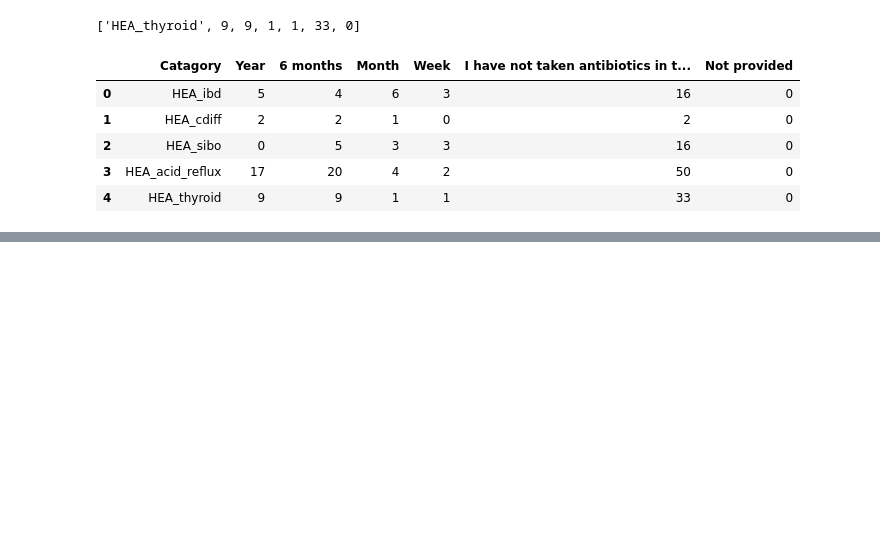
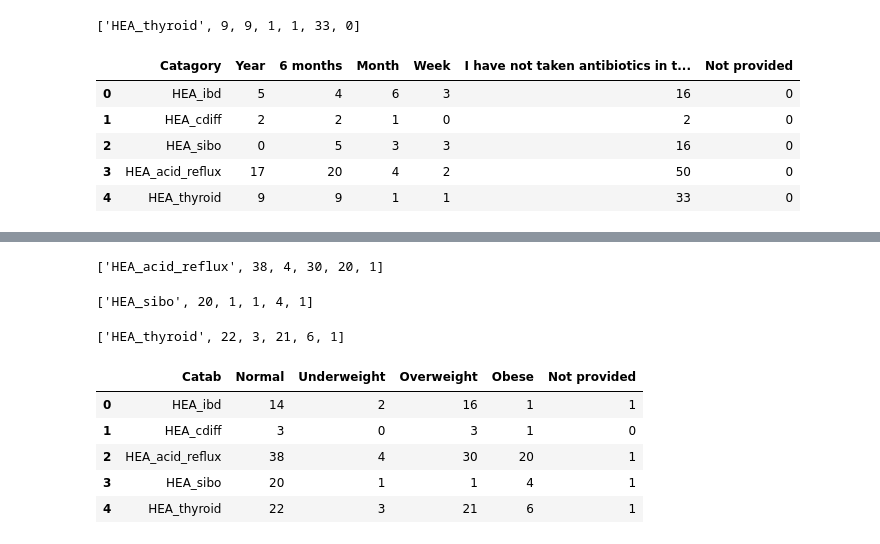
Before and after one commit to annawet/Poop-Power, a Jupyter notebook: w11_poop_visualization.ipynb, the cells around one changed output, grey strips where cells are left out. Drawn from its saved outputs; the diff is of its cells as text; code cells hidden in the pictures; blank space fills up the shorter version.

```diff
--- a/w11_poop_visualization.ipynb
+++ b/w11_poop_visualization.ipynb
@@ -194,0 +379,77 @@ plt.show()
+# %%
+bmi_HEA_acid_reflux=['HEA_acid_reflux','GEN_bmi_cat']
+bmi_acid_reflux=metadata.loc[:, bmi_HEA_acid_reflux]
+bmi_acid_reflux_true=bmi_acid_reflux[bmi_acid_reflux.HEA_acid_reflux==True]
+bmi_acid_reflux_true['Catab']='HEA_cdiff'
+
+Normal=bmi_acid_reflux_true[bmi_acid_reflux_true['GEN_bmi_cat']=='Normal']
+
+Underweight=bmi_acid_reflux_true[bmi_acid_reflux_true['GEN_bmi_cat']=='Underweight']
+
+Overweight=bmi_acid_reflux_true[bmi_acid_reflux_true['GEN_bmi_cat']=='Overweight']
+
+Obese=bmi_acid_reflux_true[bmi_acid_reflux_true['GEN_bmi_cat']=='Obese']
+
+Not_provided=bmi_acid_reflux_true[bmi_acid_reflux_true['GEN_bmi_cat']=='Not provided']
+
+
+datab3=['HEA_acid_reflux',Normal['Catab'].count(),Underweight['Catab'].count(),Overweight['Catab'].count()
+,Obese['Catab'].count(),Not_provided['Catab'].count()]
+datab3
+# %% [output]
+['HEA_acid_reflux', 38, 4, 30, 20, 1]
+# %%
+bmi_HEA_sibo=['HEA_sibo','GEN_bmi_cat']
+bmi_sibo=metadata.loc[:, bmi_HEA_sibo]
+bmi_sibo_true=bmi_sibo[bmi_sibo.HEA_sibo==True]
+bmi_sibo_true['Catab']='HEA_sibo'
+
+Normal=bmi_sibo_true[bmi_sibo_true['GEN_bmi_cat']=='Normal']
+
+Underweight=bmi_sibo_true[bmi_sibo_true['GEN_bmi_cat']=='Underweight']
+
+Overweight=bmi_sibo_true[bmi_sibo_true['GEN_bmi_cat']=='Overweight']
+
+Obese=bmi_sibo_true[bmi_sibo_true['GEN_bmi_cat']=='Obese']
+
+Not_provided=bmi_sibo_true[bmi_sibo_true['GEN_bmi_cat']=='Not provided']
+
+
+datab4=['HEA_sibo',Normal['Catab'].count(),Underweight['Catab'].count(),Overweight['Catab'].count()
+,Obese['Catab'].count(),Not_provided['Catab'].count()]
+datab4
+# %% [output]
+['HEA_sibo', 20, 1, 1, 4, 1]
+# %%
+bmi_HEA_thyroid=['HEA_thyroid','GEN_bmi_cat']
+bmi_thyroid=metadata.loc[:, bmi_HEA_thyroid]
+bmi_thyroid_true=bmi_thyroid[bmi_thyroid.HEA_thyroid==True]
+bmi_thyroid_true['Catab']='HEA_thyroid'
+
+Normal=bmi_thyroid_true[bmi_thyroid_true['GEN_bmi_cat']=='Normal']
+
+Underweight=bmi_thyroid_true[bmi_thyroid_true['GEN_bmi_cat']=='Underweight']
+
+Overweight=bmi_thyroid_true[bmi_thyroid_true['GEN_bmi_cat']=='Overweight']
+
+Obese=bmi_thyroid_true[bmi_thyroid_true['GEN_bmi_cat']=='Obese']
+
+Not_provided=bmi_thyroid_true[bmi_thyroid_true['GEN_bmi_cat']=='Not provided']
+
+
+datab5=['HEA_thyroid',Normal['Catab'].count(),Underweight['Catab'].count(),Overweight['Catab'].count()
+,Obese['Catab'].count(),Not_provided['Catab'].count()]
+datab5
+# %% [output]
+['HEA_thyroid', 22, 3, 21, 6, 1]
+# %%
+datas=[datab1,datab2,datab3,datab4,datab5]
+dfb=pd.DataFrame(datas,columns=['Catab','Normal','Underweight','Overweight','Obese','Not provided'])
+dfb
+# %% [output]
+|  | Catab | Normal | Underweight | Overweight | Obese | Not provided |
+| 0 | HEA_ibd | 14 | 2 | 16 | 1 | 1 |
+| 1 | HEA_cdiff | 3 | 0 | 3 | 1 | 0 |
+| 2 | HEA_acid_reflux | 38 | 4 | 30 | 20 | 1 |
+| 3 | HEA_sibo | 20 | 1 | 1 | 4 | 1 |
+| 4 | HEA_thyroid | 22 | 3 | 21 | 6 | 1 |
```
Also changed, not shown: parts of 13 cells of this notebook.
